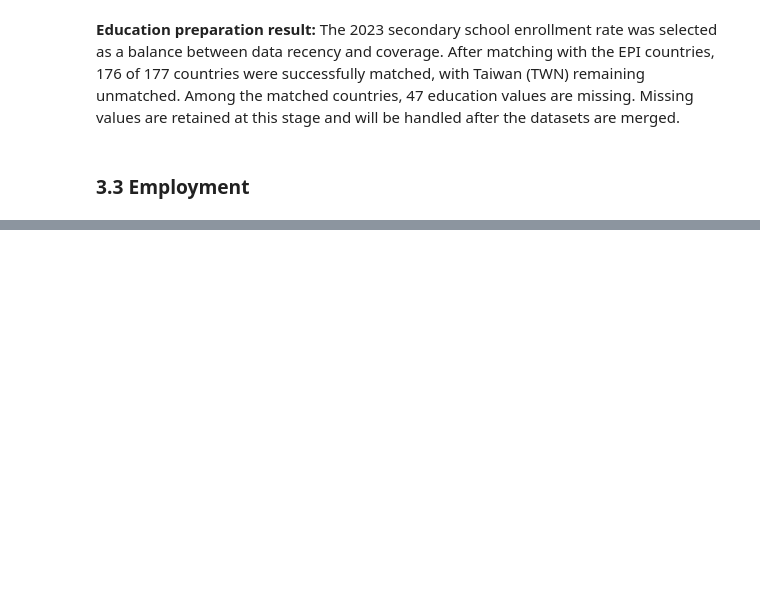
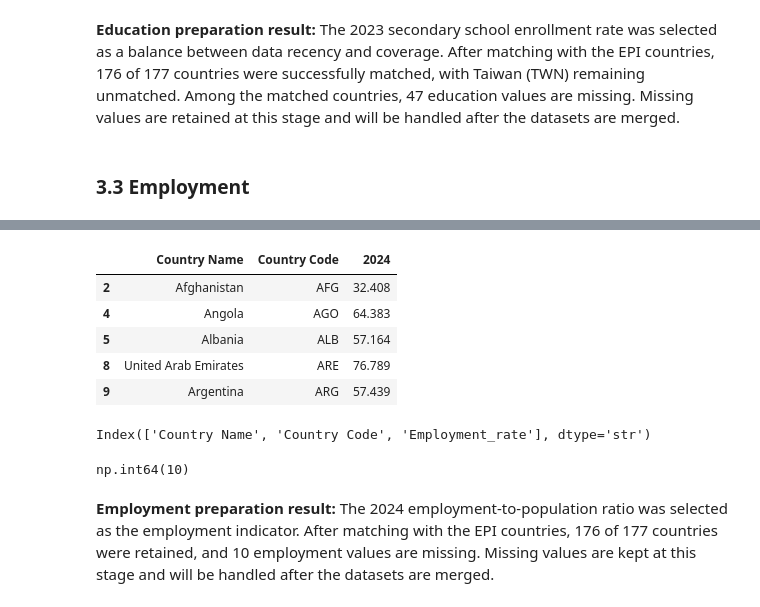
Before and after one commit to Adapala4/environmental-performance-analysis, a Jupyter notebook: environmental_analysis.ipynb, the cells around one changed output, grey strips where cells are left out. Cells and saved outputs as stored; diff of their text form; code cells hidden in the pictures; blank space fills up the shorter version.

```diff
--- a/environmental_analysis.ipynb
+++ b/environmental_analysis.ipynb
@@ -305,0 +338,4 @@ np.int64(47)
+# %%
+employment_mask = employment['Country Code'].isin(epi_analysis['iso'])
+employment_matched = employment[employment_mask]
+employment_matched.shape
@@ -305,0 +358,22 @@ np.int64(47)
+# %%
+relevant_emp_columns = ['Country Name', 'Country Code', '2024']
+emp_analysis = employment_matched[relevant_emp_columns].copy()
+emp_analysis.head()
+# %% [output]
+|  | Country Name | Country Code | 2024 |
+| 2 | Afghanistan | AFG | 32.408 |
+| 4 | Angola | AGO | 64.383 |
+| 5 | Albania | ALB | 57.164 |
+| 8 | United Arab Emirates | ARE | 76.789 |
+| 9 | Argentina | ARG | 57.439 |
+# %%
+emp_analysis.rename(columns = {'2024' : 'Employment_rate'}, inplace = True)
+emp_analysis.columns
+# %% [output]
+Index(['Country Name', 'Country Code', 'Employment_rate'], dtype='str')
+# %%
+emp_analysis['Employment_rate'].isna().sum()
+# %% [output]
+np.int64(10)
+# %% [markdown]
+**Employment preparation result:** The 2024 employment-to-population ratio was selected as the employment indicator. After matching with the EPI countries, 176 of 177 countries were retained, and 10 employment values are missing. Missing values are kept at this stage and will be handled after the datasets are merged.
```
Also changed, not shown: parts of 9 cells of this notebook.
